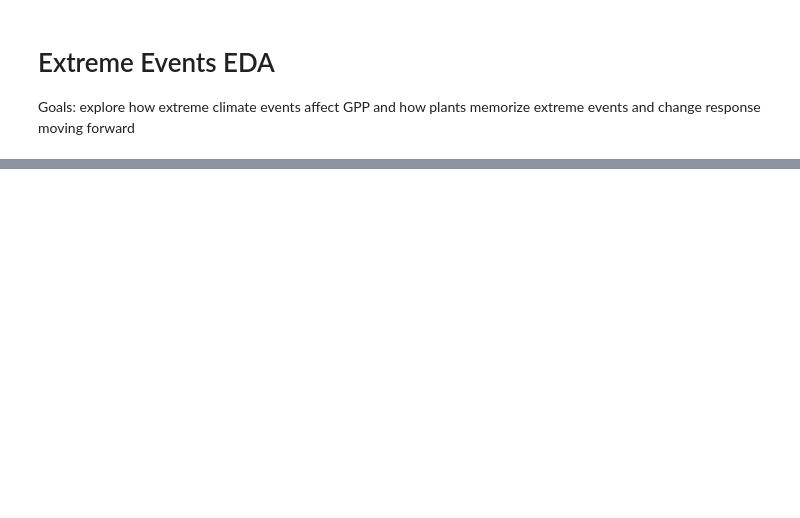
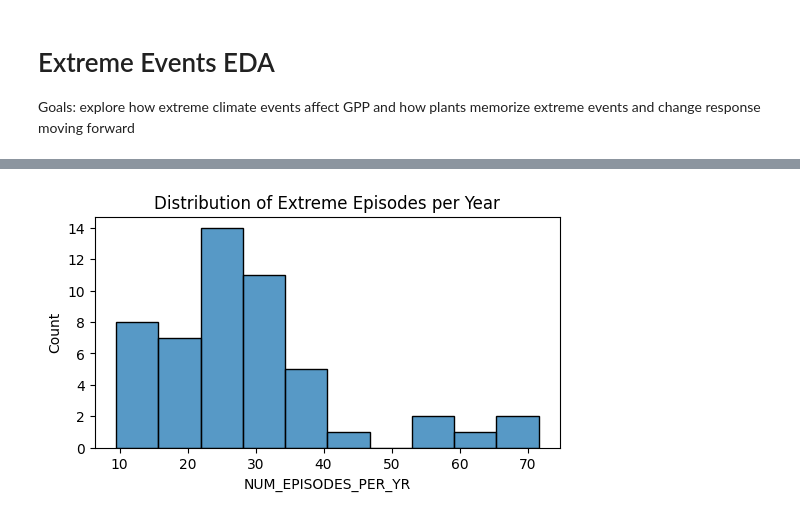
Before and after one commit to jcalz23/co2-flux-hourly-gpp-modeling, a Jupyter notebook: code/src/EDA/extreme_events.ipynb, the cells around one changed output, grey strips where cells are left out. Saved outputs shown, nothing was run; the diff lists cells and outputs as text; code cells hidden in the pictures; blank space fills up the shorter version.

```diff
--- a/code/src/EDA/extreme_events.ipynb
+++ b/code/src/EDA/extreme_events.ipynb
@@ -266,0 +299,8 @@ centers_df.style.background_gradient(cmap='RdYlGn')
+# %%
+## Distribution of Episodes per Year
+plt.figure(figsize=(6, 3))
+plt.title('Distribution of Extreme Episodes per Year')
+sns.histplot(global_events['NUM_EPISODES_PER_YR'])
+plt.show()
+# %% [output]
+[figure, added]
```
Also changed, not shown: parts of 32 cells of this notebook, 11 other files.
